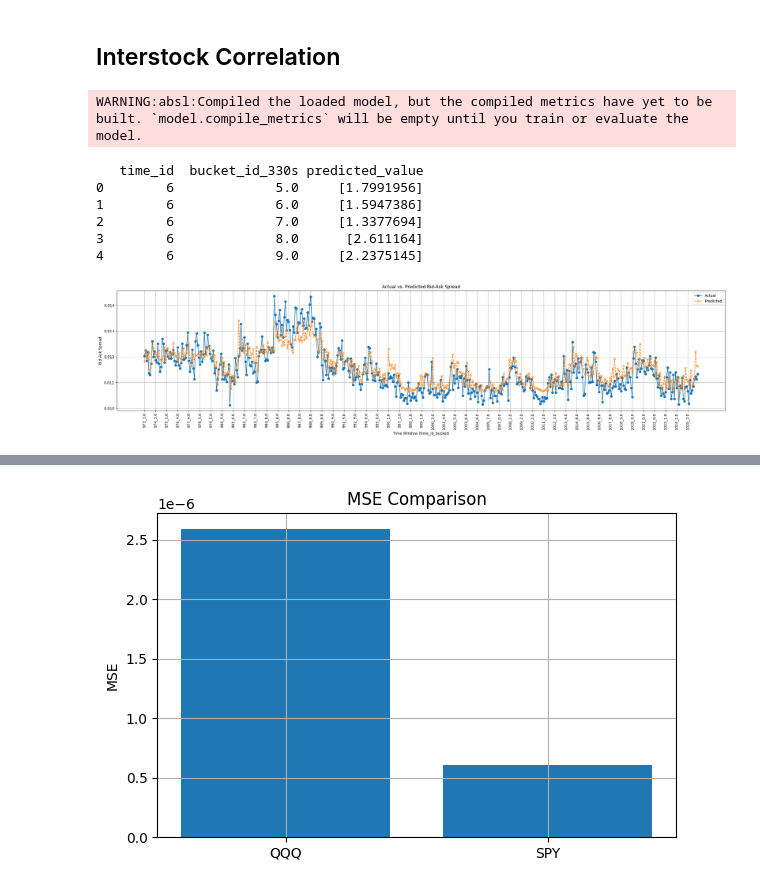
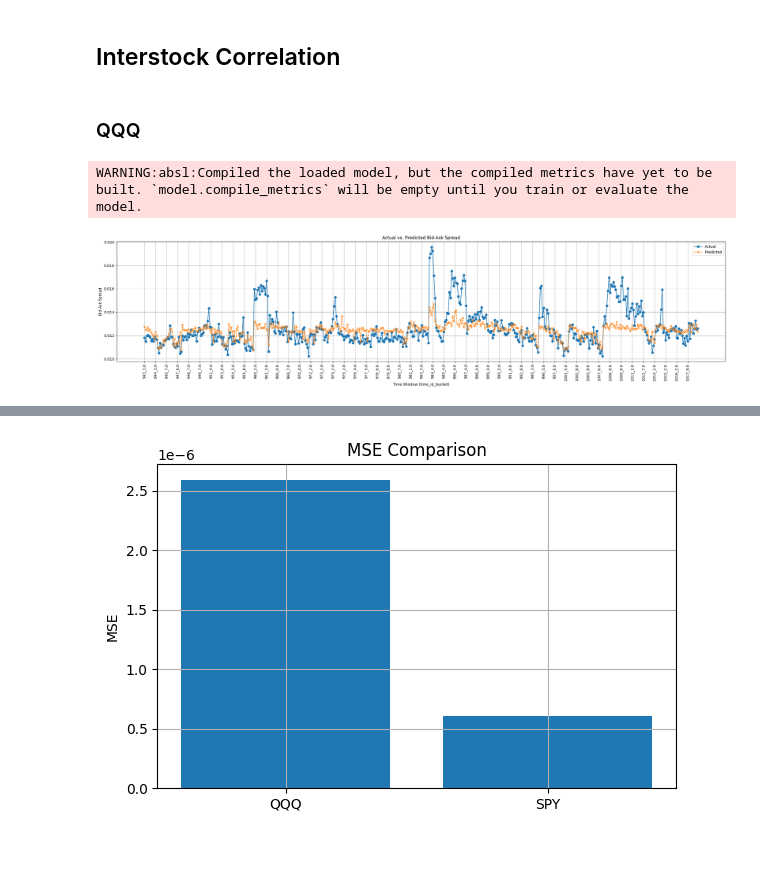
Before and after one commit to mofrui/volatility-analysis, a Jupyter notebook: report_withpipeline2.ipynb, the cells around one changed output, grey strips where cells are left out. Saved outputs shown, nothing was run; the diff lists cells and outputs as text; code cells hidden in the pictures; blank space fills up the shorter version.

```diff
--- a/report_withpipeline2.ipynb
+++ b/report_withpipeline2.ipynb
@@ -570,3 +574,6 @@ WARNING:absl:Compiled the loaded model, but the compiled metrics have yet to be
 2        6             7.0   [-0.34094492]
 3        6             8.0   [-0.04093212]
 4        6             9.0     [0.7414936]
+# %%
+pred_df = pd.read_csv("predictions_qqq.csv")
+pred_df.head(13)
@@ -1158,3 +1178,5 @@ subset_snapshot_df_qqq = snapshot_features_df_qqq[snapshot_features_df_qqq['time
+# %% [markdown]
+### QQQ
 # %%
 import pandas as pd
 import numpy as np
@@ -1163,7 +1185,7 @@ from tensorflow.keras.models import load_model
 
 # --- Load model and scaler ---
 model = load_model("out/lstm/moe_full.h5", custom_objects={"mse": "mse"})
-scaler = joblib.load("out/lstm/moe_scalers.pkl")
+scaler = joblib.load("out/lstm/moe_scalers_full.pkl")
 x_scaler = scaler["x_scaler"]
 
 # --- Define features used by LSTM ---
@@ -1199,15 +1221,9 @@ for (time_id, bucket), group in grouped:
 # --- Create DataFrame of results ---
 pred_df = pd.DataFrame(predictions)
 pred_df.to_csv("predictions_qqq.csv", index=False)
-print(pred_df.head())
+print(pred_df.head(10))
 # %% [output]
 WARNING:absl:Compiled the loaded model, but the compiled metrics have yet to be built. `model.compile_metrics` will be empty until you train or evaluate the model.
-   time_id  bucket_id_330s predicted_value
-0        6             5.0     [1.7991956]
-1        6             6.0     [1.5947386]
-2        6             7.0     [1.3377694]
-3        6             8.0      [2.611164]
-4        6             9.0     [2.2375145]
 # %%
 import pandas as pd
 import numpy as np
@@ -1291,24 +1307,24 @@ metrics_spy, df_spy = evaluate_on_stock("predictions_spy.csv", subset_snapshot_d
 # %%
 import matplotlib.pyplot as plt
 
 # Slice first 500 rows
-subset = comparison_df_best.head(500).copy()
+subset = df_qqq.head(500).copy()
 
 if 'window_label' not in subset.columns:
     subset['window_label'] = subset['time_id'].astype(str) + '_' + subset['bucket_id_330s'].astype(str)
 
 # Plot
 plt.figure(figsize=(24, 6))
 plt.plot(subset['window_label'], subset['actual_bid_ask_spread'], label='Actual', marker='o')
 plt.plot(subset['window_label'], subset['predicted_bid_ask_spread'], label='Predicted', marker='x', linestyle='--')
 
 plt.title("Actual vs. Predicted Bid-Ask Spread")
 plt.xlabel("Time Window (time_id_bucket)")
 plt.ylabel("Bid-Ask Spread")
 plt.xticks(ticks=np.arange(0, len(subset), 10), labels=subset['window_label'][::10], rotation=90)
 plt.legend()
 plt.grid(True)
 plt.tight_layout()
 plt.show()
 # %% [output]
-[figure, old version]
+[figure, new version]
```
Also changed, not shown: parts of 12 cells of this notebook, 3 other files.
